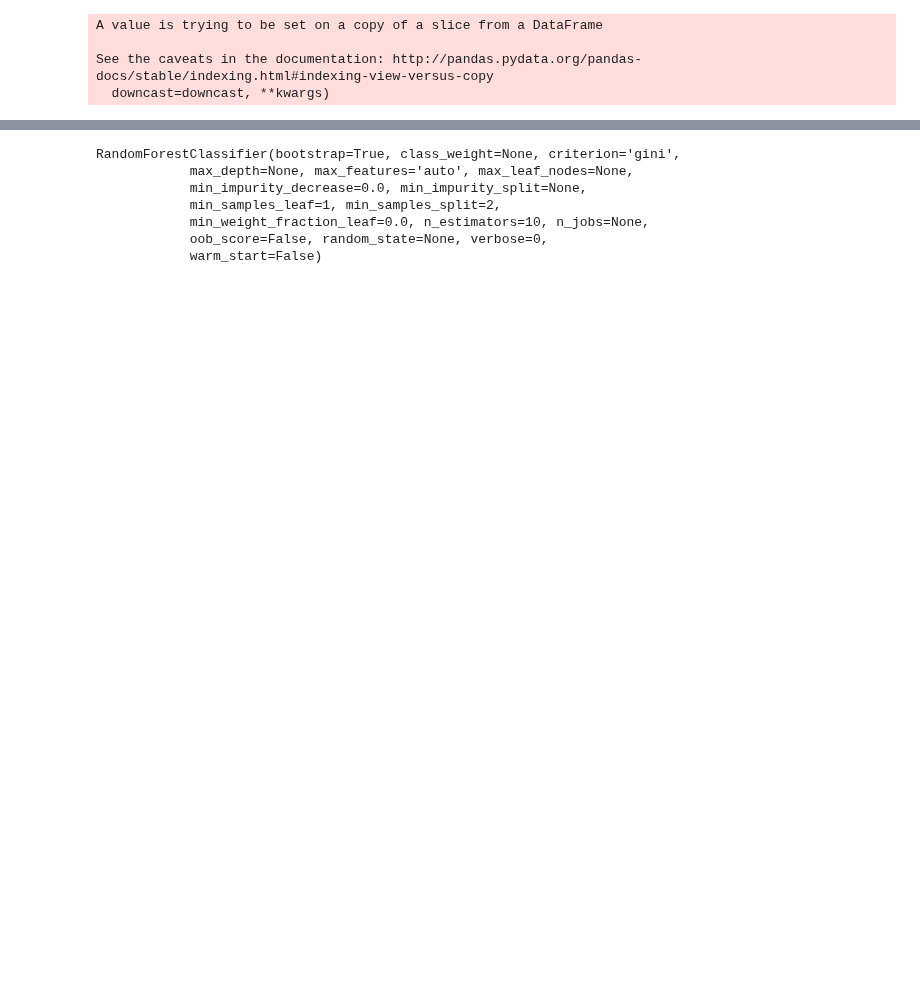
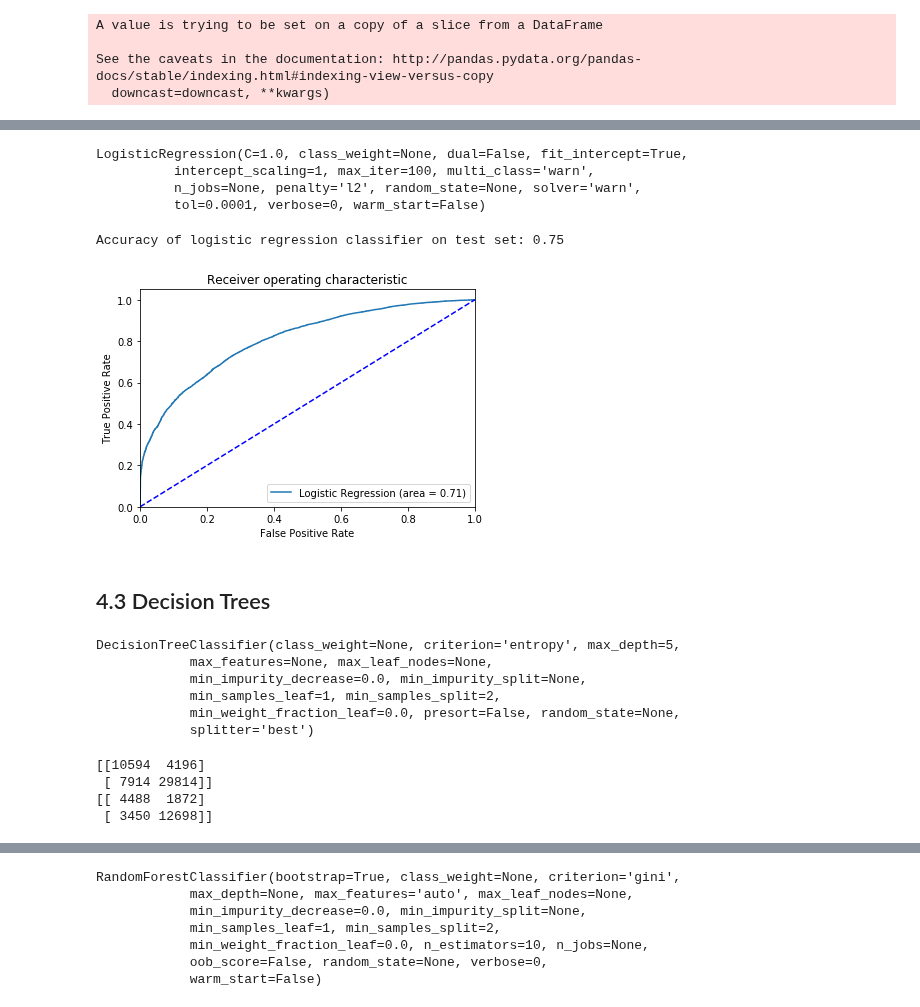
Before and after one commit to sahilarora93/Yelp_data_challenge, a Jupyter notebook: Final_Project_ML_Attributes.ipynb, the cells around one changed output, grey strips where cells are left out. Cells and saved outputs as stored; diff of their text form; code cells hidden in the pictures; blank space fills up the shorter version.

```diff
--- a/Final_Project_ML_Attributes.ipynb
+++ b/Final_Project_ML_Attributes.ipynb
@@ -645,0 +893,5 @@ print(accuracy)
+# %%
+from itertools import compress
+cols_log = list(compress(cols_ml, rfe_rank))
+# %%
+X = X[cols_log]
@@ -645,0 +943,6 @@ print(accuracy)
+# %%
+X = X[cols_log]
+import statsmodels.api as sm
+logit_model=sm.Logit(y,X)
+result=logit_model.fit()
+print(result.summary2())
@@ -645,0 +967,63 @@ print(accuracy)
+# %%
+from sklearn.linear_model import LogisticRegression
+from sklearn import metrics
+
+X_train, X_test, y_train, y_test = train_test_split(X, y, test_size=0.3, random_state=0)
+
+logreg = LogisticRegression()
+logreg.fit(X_train, y_train)
+# %% [output]
+LogisticRegression(C=1.0, class_weight=None, dual=False, fit_intercept=True,
+          intercept_scaling=1, max_iter=100, multi_class='warn',
+          n_jobs=None, penalty='l2', random_state=None, solver='warn',
+          tol=0.0001, verbose=0, warm_start=False)
+# %%
+y_pred = logreg.predict(X_test)
+print('Accuracy of logistic regression classifier on test set: {:.2f}'.format(logreg.score(X_test, y_test)))
+# %% [output]
+Accuracy of logistic regression classifier on test set: 0.75
+# %%
+from sklearn.metrics import roc_auc_score
+from sklearn.metrics import roc_curve
+
+logit_roc_auc = roc_auc_score(y_test, logreg.predict(X_test))
+fpr, tpr, thresholds = roc_curve(y_test, logreg.predict_proba(X_test)[:,1])
+plt.figure()
+plt.plot(fpr, tpr, label='Logistic Regression (area = %0.2f)' % logit_roc_auc)
+plt.plot([0, 1], [0, 1],'b--')
+plt.xlim([0.0, 1.0])
+plt.ylim([0.0, 1.05])
+plt.xlabel('False Positive Rate')
+plt.ylabel('True Positive Rate')
+plt.title('Receiver operating characteristic')
+plt.legend(loc="lower right")
+plt.savefig('Log_ROC')
+plt.show()
+# %% [output]
+[figure, added]
+# %% [markdown]
+## 4.3 Decision Trees
+# %%
+from sklearn.tree import DecisionTreeClassifier
+from sklearn import tree
+
+model = tree.DecisionTreeClassifier(max_depth = 5,criterion='entropy')
+model.fit(train_X, train_y)
+# %% [output]
+DecisionTreeClassifier(class_weight=None, criterion='entropy', max_depth=5,
+            max_features=None, max_leaf_nodes=None,
+            min_impurity_decrease=0.0, min_impurity_split=None,
+            min_samples_leaf=1, min_samples_split=2,
+            min_weight_fraction_leaf=0.0, presort=False, random_state=None,
+            splitter='best')
+# %%
+from sklearn.metrics import confusion_matrix
+p_train=model.predict(train_X)
+p_test = model.predict(test_X)
+print(confusion_matrix(p_train,np.array(train_y)))
+print(confusion_matrix(p_test,np.array(test_y)))
+# %% [output]
+[[10594  4196]
+ [ 7914 29814]]
+[[ 4488  1872]
+ [ 3450 12698]]
```
Also changed, not shown: parts of 126 cells of this notebook.
